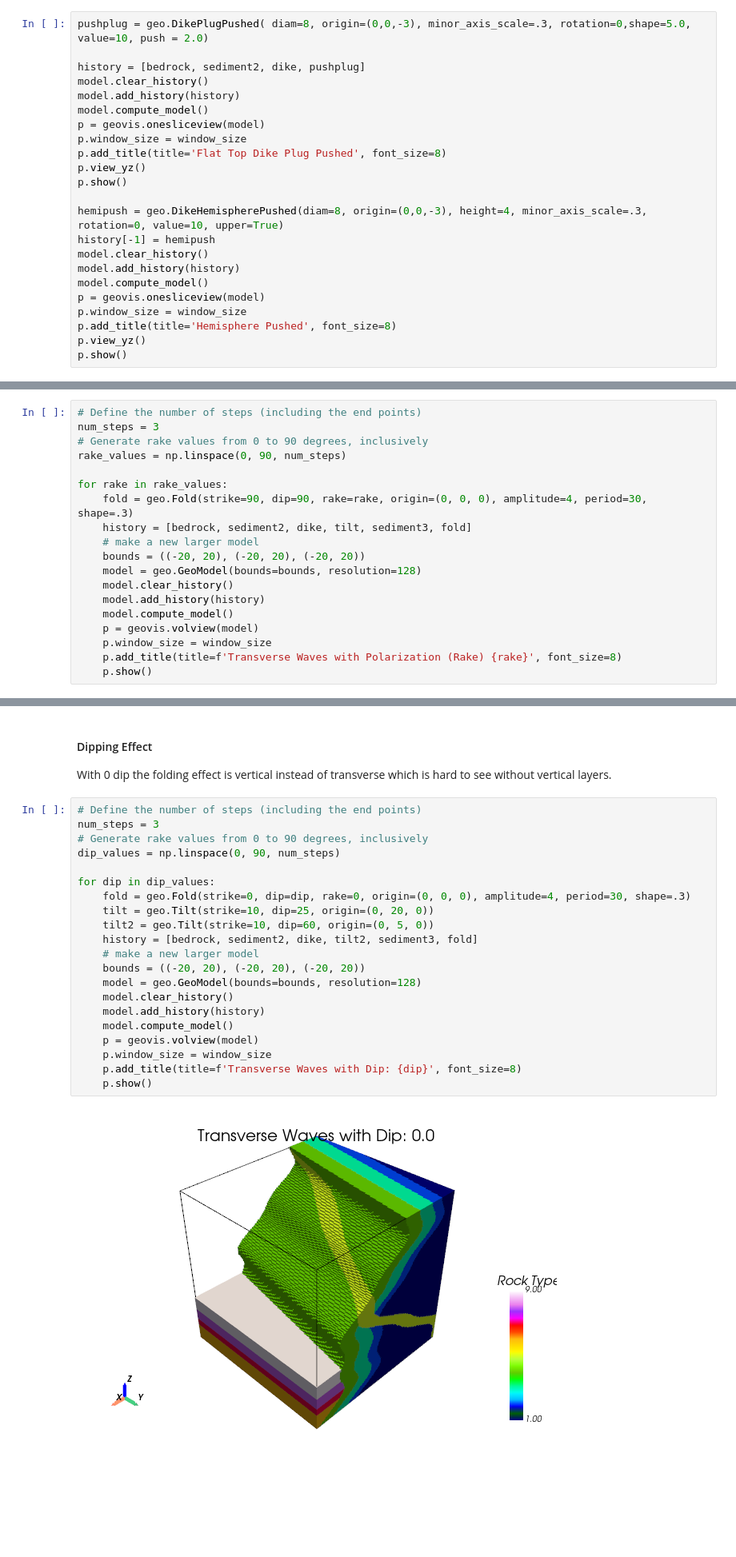
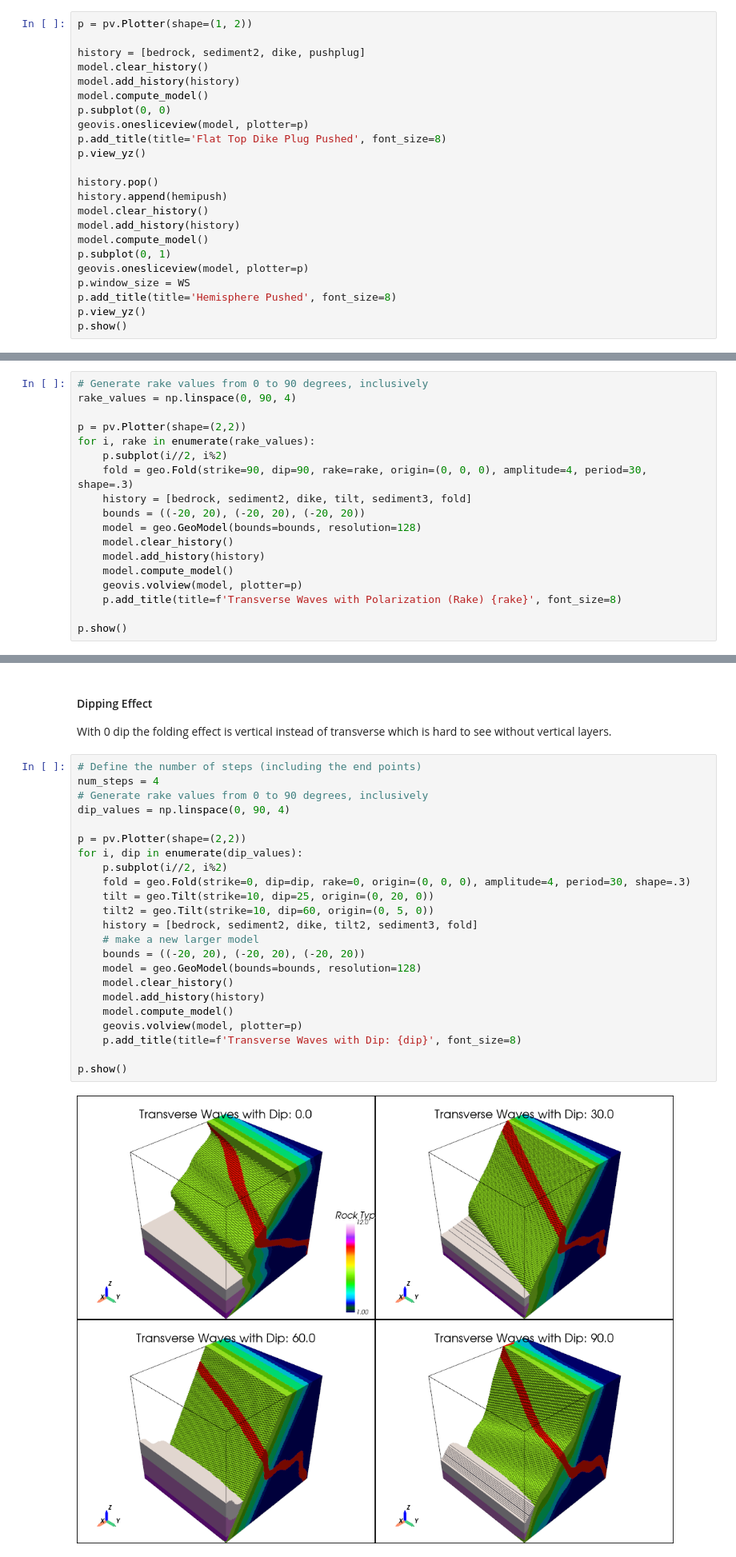
Before and after one commit to kostubhagarwal/StructuralGeo, a Jupyter notebook: code_examples/feature_examples.ipynb, the cells around one changed output, grey strips where cells are left out. Shown at 80% size. Cells and saved outputs as stored; diff of their text form; blank space fills up the shorter version.

```diff
--- a/code_examples/feature_examples.ipynb
+++ b/code_examples/feature_examples.ipynb
@@ -285,23 +294,23 @@ To add better kinematics to the mesh than a simple rocktype overwrite, a push pr
 # %%
-pushplug = geo.DikePlugPushed( diam=8, origin=(0,0,-3), minor_axis_scale=.3, rotation=0,shape=5.0, value=10, push = 2.0)
+p = pv.Plotter(shape=(1, 2))
 
 history = [bedrock, sediment2, dike, pushplug]
 model.clear_history()
 model.add_history(history)
 model.compute_model()
-p = geovis.onesliceview(model)
-p.window_size = window_size
+p.subplot(0, 0)
+geovis.onesliceview(model, plotter=p)
 p.add_title(title='Flat Top Dike Plug Pushed', font_size=8)
 p.view_yz()
-p.show()
 
-hemipush = geo.DikeHemispherePushed(diam=8, origin=(0,0,-3), height=4, minor_axis_scale=.3, rotation=0, value=10, upper=True)
-history[-1] = hemipush
+history.pop()
+history.append(hemipush)
 model.clear_history()
 model.add_history(history)
 model.compute_model()
-p = geovis.onesliceview(model)
-p.window_size = window_size
+p.subplot(0, 1)
+geovis.onesliceview(model, plotter=p)
+p.window_size = WS
 p.add_title(title='Hemisphere Pushed', font_size=8)
 p.view_yz()
 p.show()
@@ -387,22 +399,21 @@ Optionally a user defined function that accepts an array of n_cycles (number of
 #### Strike, Dip, Rake
 The two angles form the plane of the plane-wave. The polarization vector of the wave is defined by the rake angle 0 is wave motion up and down, 90 is wave motion left to right. A demonstration of the polarization effect is shown below. Note that strike 90 is East-West and so the wave travels North-South.
 # %%
-# Define the number of steps (including the end points)
-num_steps = 3
 # Generate rake values from 0 to 90 degrees, inclusively
-rake_values = np.linspace(0, 90, num_steps)
+rake_values = np.linspace(0, 90, 4)
 
-for rake in rake_values:
+p = pv.Plotter(shape=(2,2))
+for i, rake in enumerate(rake_values):
+    p.subplot(i//2, i%2)
     fold = geo.Fold(strike=90, dip=90, rake=rake, origin=(0, 0, 0), amplitude=4, period=30, shape=.3)
     history = [bedrock, sediment2, dike, tilt, sediment3, fold]
-    # make a new larger model
     bounds = ((-20, 20), (-20, 20), (-20, 20))
     model = geo.GeoModel(bounds=bounds, resolution=128)
     model.clear_history()
     model.add_history(history)
     model.compute_model()
-    p = geovis.volview(model)
-    p.window_size = window_size
+    geovis.volview(model, plotter=p)
     p.add_title(title=f'Transverse Waves with Polarization (Rake) {rake}', font_size=8)
-    p.show()
+
+p.show()
 # %% [output]
@@ -414,24 +423,26 @@ for rake in rake_values:
 With 0 dip the folding effect is vertical instead of transverse which is hard to see without vertical layers.
 # %%
 # Define the number of steps (including the end points)
-num_steps = 3
+num_steps = 4
 # Generate rake values from 0 to 90 degrees, inclusively
-dip_values = np.linspace(0, 90, num_steps)
+dip_values = np.linspace(0, 90, 4)
 
-for dip in dip_values:
+p = pv.Plotter(shape=(2,2))
+for i, dip in enumerate(dip_values):
+    p.subplot(i//2, i%2)
     fold = geo.Fold(strike=0, dip=dip, rake=0, origin=(0, 0, 0), amplitude=4, period=30, shape=.3)
     tilt = geo.Tilt(strike=10, dip=25, origin=(0, 20, 0))
     tilt2 = geo.Tilt(strike=10, dip=60, origin=(0, 5, 0))
     history = [bedrock, sediment2, dike, tilt2, sediment3, fold]
     # make a new larger model
     bounds = ((-20, 20), (-20, 20), (-20, 20))
     model = geo.GeoModel(bounds=bounds, resolution=128)
     model.clear_history()
     model.add_history(history)
     model.compute_model()
-    p = geovis.volview(model)
-    p.window_size = window_size
+    geovis.volview(model, plotter=p)
     p.add_title(title=f'Transverse Waves with Dip: {dip}', font_size=8)
-    p.show()
+
+p.show()
 # %% [output]
-[figure, old version]
+[figure, new version]
```
Also changed, not shown: parts of 46 cells of this notebook, 2 other files.
